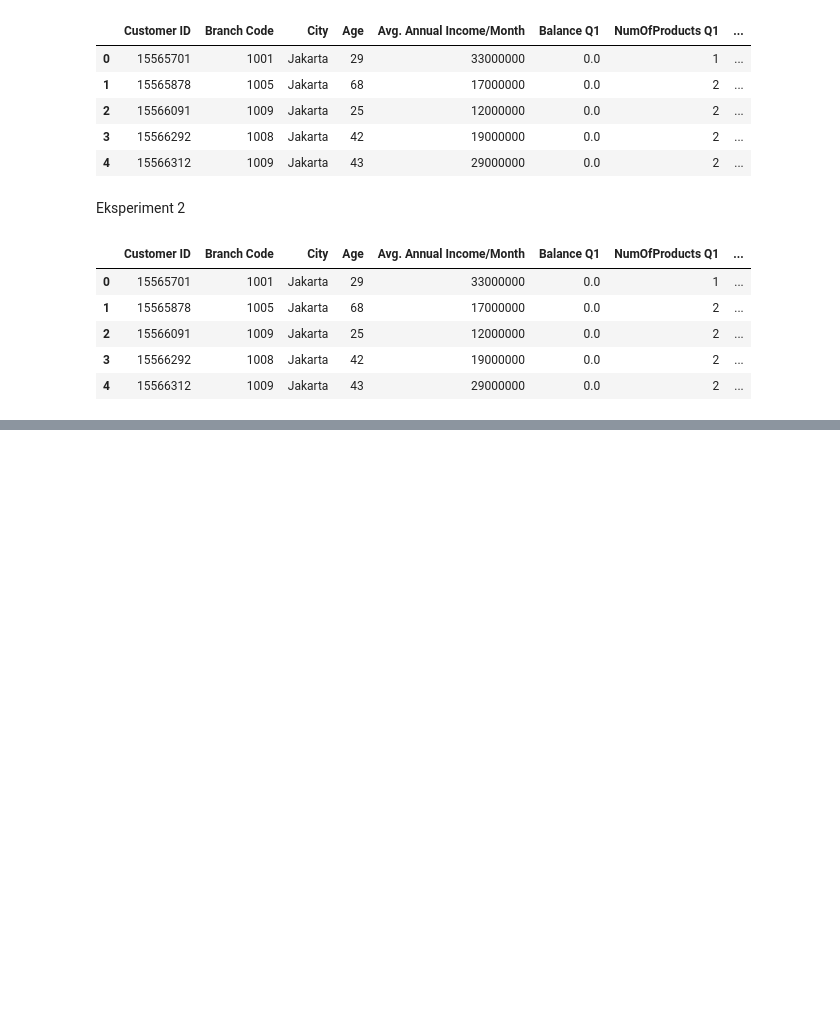
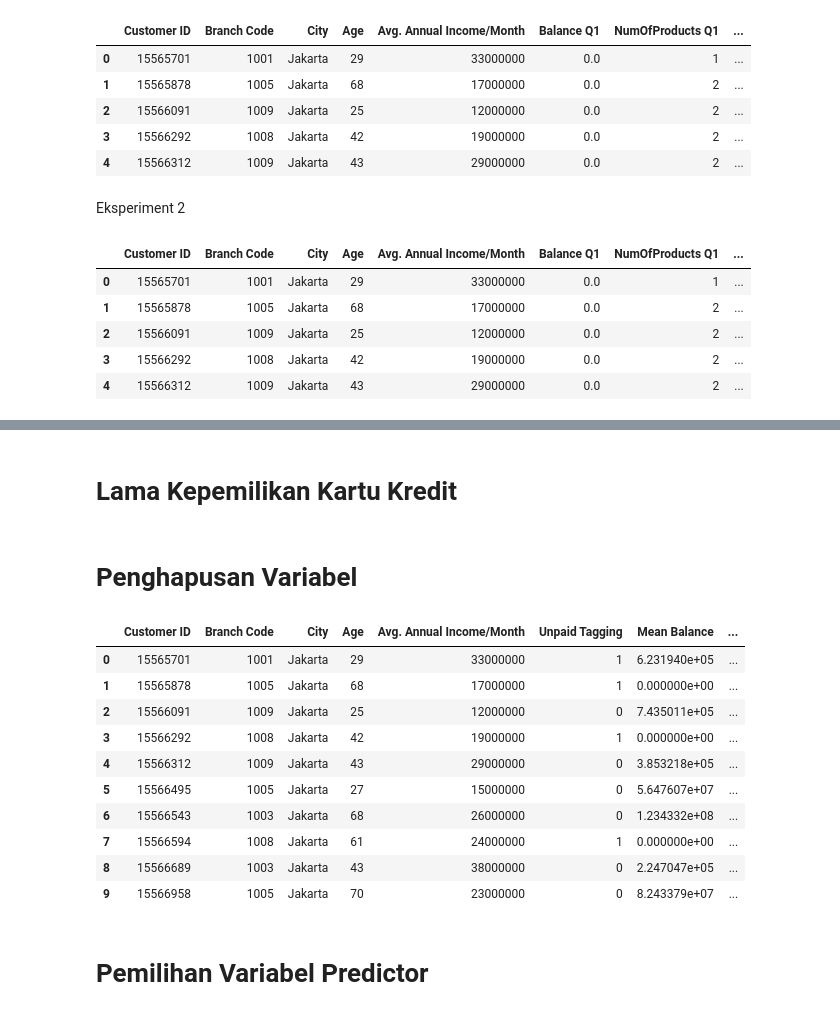
Before and after one commit to Aldistwn29/Data_analysis, a Jupyter notebook: ProjekFinansial.ipynb, the cells around one changed output, grey strips where cells are left out. Saved outputs shown, nothing was run; the diff lists cells and outputs as text; code cells hidden in the pictures; blank space fills up the shorter version.

```diff
--- a/ProjekFinansial.ipynb
+++ b/ProjekFinansial.ipynb
@@ -309,0 +679,40 @@ df2.head()
+# %%
+df1_vall['Diff PH'] = df1_vall['NumOfProducts Q5'] - df1_vall['NumOfProducts Q2']
+df2_vall['Diff PH'] = df2_vall['NumOfProducts Q5'] - df2_vall['NumOfProducts Q3']
+# %% [markdown]
+# **Lama Kepemilikan Kartu Kredit**
+# %%
+def assign_cr2(df):
+    if df['HasCrCard Q2'] ==1:
+        return 12
+    elif df['HasCrCard Q3'] ==1:
+        return 9
+    elif df['HasCrCard Q4'] ==1:
+        return 6
+    else:
+        return 3
+    return np.nan
+# %%
+df1_vall["Vintage_CR"] = df1_vall.apply(assign_cr2, axis=1)
+df2_vall["Vintage_CR"] = df2_vall.apply(assign_cr2, axis=1)
+# %% [markdown]
+# **Penghapusan Variabel**
+# %%
+df1_vall = df1_vall.drop(columns= ['Balance Q2', 'Balance Q3', 'Balance Q4', 'Balance Q5', 'NumOfProducts Q2', 'NumOfProducts Q3', 'NumOfProducts Q4', 'NumOfProducts Q5', 'HasCrCard Q2', 'HasCrCard Q3', 'HasCrCard Q4', 'HasCrCard Q5', 'ActiveMember Q2', 'ActiveMember Q3', 'ActiveMember Q4', 'ActiveMember Q5'])
+df2_vall = df2_vall.drop(columns= ['Balance Q2', 'Balance Q3', 'Balance Q4', 'Balance Q5', 'NumOfProducts Q2', 'NumOfProducts Q3', 'NumOfProducts Q4', 'NumOfProducts Q5', 'HasCrCard Q2', 'HasCrCard Q3', 'HasCrCard Q4', 'HasCrCard Q5', 'ActiveMember Q2', 'ActiveMember Q3', 'ActiveMember Q4', 'ActiveMember Q5'])
+# %%
+df1_vall.head(10)
+# %% [output]
+|  | Customer ID | Branch Code | City | Age | Avg. Annual Income/Month | Unpaid Tagging | Mean Balance | ... |
+| 0 | 15565701 | 1001 | Jakarta | 29 | 33000000 | 1 | 6.231940e+05 | ... |
+| 1 | 15565878 | 1005 | Jakarta | 68 | 17000000 | 1 | 0.000000e+00 | ... |
+| 2 | 15566091 | 1009 | Jakarta | 25 | 12000000 | 0 | 7.435011e+05 | ... |
+| 3 | 15566292 | 1008 | Jakarta | 42 | 19000000 | 1 | 0.000000e+00 | ... |
+| 4 | 15566312 | 1009 | Jakarta | 43 | 29000000 | 0 | 3.853218e+05 | ... |
+| 5 | 15566495 | 1005 | Jakarta | 27 | 15000000 | 0 | 5.647607e+07 | ... |
+| 6 | 15566543 | 1003 | Jakarta | 68 | 26000000 | 0 | 1.234332e+08 | ... |
+| 7 | 15566594 | 1008 | Jakarta | 61 | 24000000 | 1 | 0.000000e+00 | ... |
+| 8 | 15566689 | 1003 | Jakarta | 43 | 38000000 | 0 | 2.247047e+05 | ... |
+| 9 | 15566958 | 1005 | Jakarta | 70 | 23000000 | 0 | 8.243379e+07 | ... |
+# %% [markdown]
+# **Pemilihan Variabel Predictor**
```
Also changed, not shown: parts of 78 cells of this notebook.
